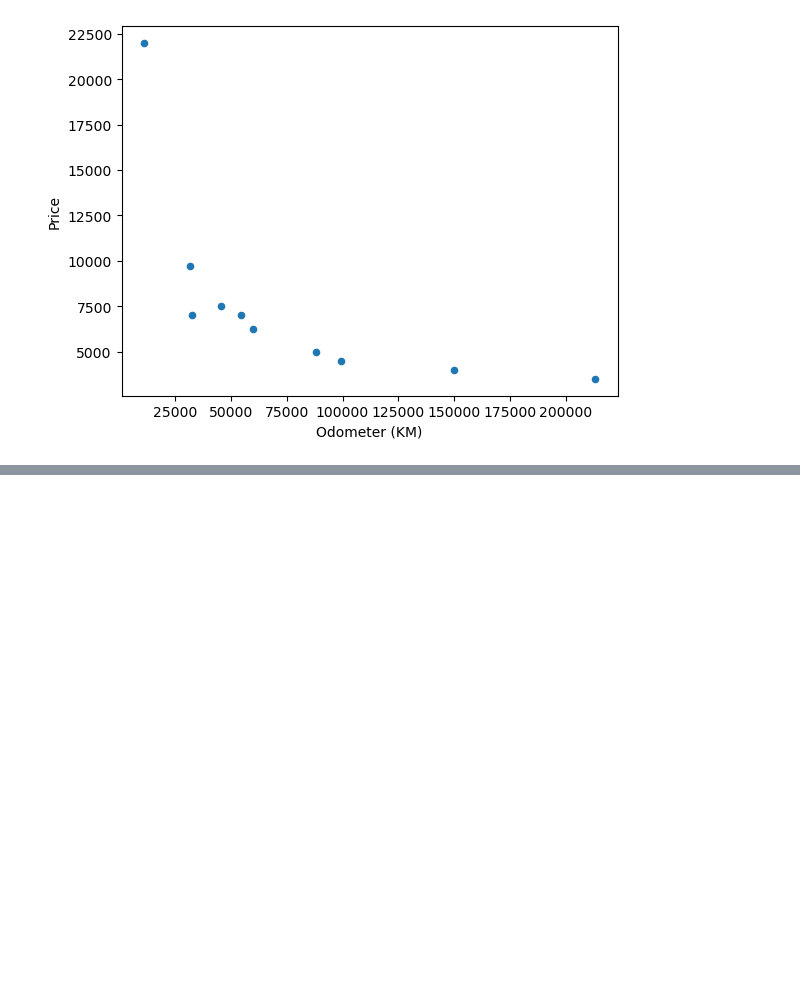
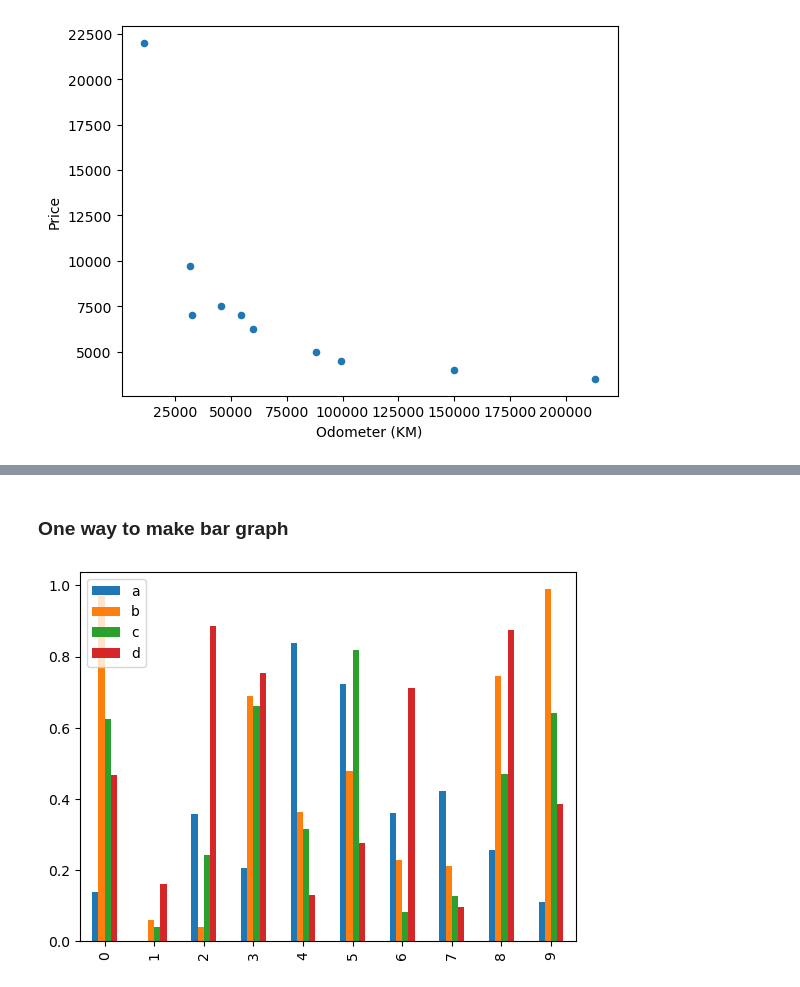
Before and after one commit to DevSen101/ML-Bootcamp, a Jupyter notebook: Matplotlib/Introduction-to-Matplotlib.ipynb, the cells around one changed output, grey strips where cells are left out. Cells and saved outputs as stored; diff of their text form; code cells hidden in the pictures; blank space fills up the shorter version.

Commit message:
matplotlib: create bar graphs

```diff
--- a/Matplotlib/Introduction-to-Matplotlib.ipynb
+++ b/Matplotlib/Introduction-to-Matplotlib.ipynb
@@ -353,0 +358,6 @@ car_sales.plot(x="Odometer (KM)", y="Price", kind="scatter")
+# %%
+x = np.random.rand(10, 4) # rand - return random array of given shape.
+x
+# Turn it to a DataFrame
+df = pd.DataFrame(x, columns=["a", "b", "c", "d"])
+df
@@ -353,0 +376,6 @@ car_sales.plot(x="Odometer (KM)", y="Price", kind="scatter")
+# %% [markdown]
+###  One way to make bar graph
+# %%
+df.plot.bar();
+# %% [output]
+[figure, added]
```
Also changed, not shown: parts of 13 cells of this notebook.
